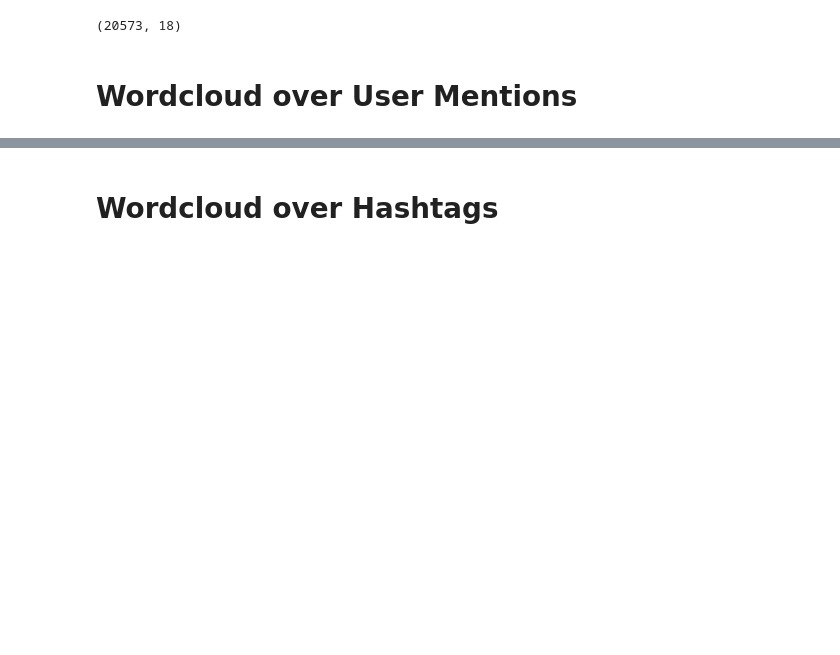
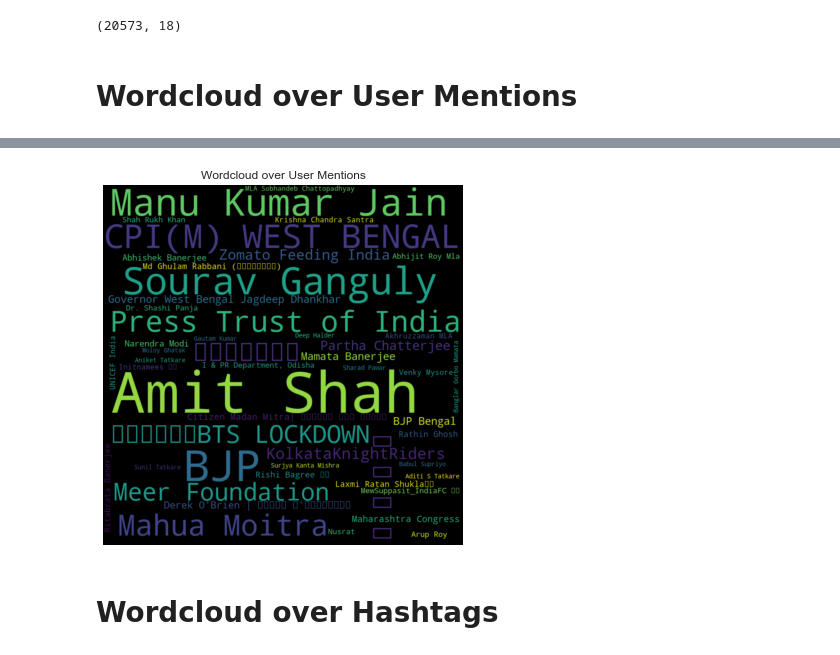
Before and after one commit to ancilcrayton/solve-iwmi, a Jupyter notebook: notebooks/1.0-km-basic-text-eda.ipynb, the cells around one changed output, grey strips where cells are left out. Cells and saved outputs as stored; diff of their text form; code cells hidden in the pictures; blank space fills up the shorter version.

```diff
--- a/notebooks/1.0-km-basic-text-eda.ipynb
+++ b/notebooks/1.0-km-basic-text-eda.ipynb
@@ -64,13 +67,13 @@ for user_m in user_mentions:
             else:
                 user_ms[val] += 1
 # %%
-wordcloud = WordCloud(width = 800, height = 800,
+wordcloud_user = WordCloud(width = 800, height = 800,
                 background_color ='black', max_words=50,
-                min_font_size = 10).generate_from_frequencies(user_ms)
+                min_font_size = 10, collocations=False).generate_from_frequencies(user_ms)
 
 # plot the WordCloud image
 plt.figure(figsize = (5, 8), facecolor = None)
-plt.imshow(wordcloud, interpolation='bilinear')
+plt.imshow(wordcloud_user, interpolation='bilinear')
 plt.axis("off")
 plt.tight_layout(pad = 0)
 plt.title('Wordcloud over User Mentions')
@@ -81,3 +83,4 @@ plt.show()
+[figure, added]
 # %% [markdown]
 # Wordcloud over Hashtags
 # %%
```
Also changed, not shown: parts of 13 cells of this notebook, 1 other file.
